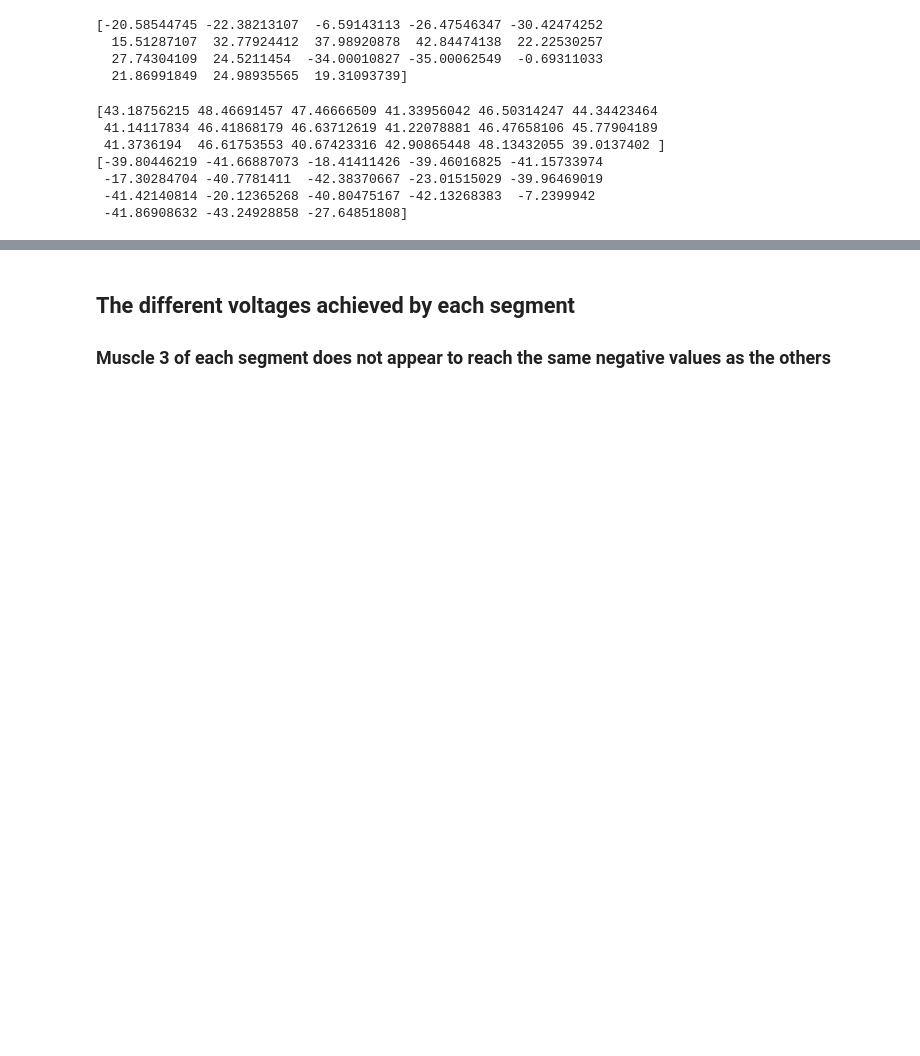
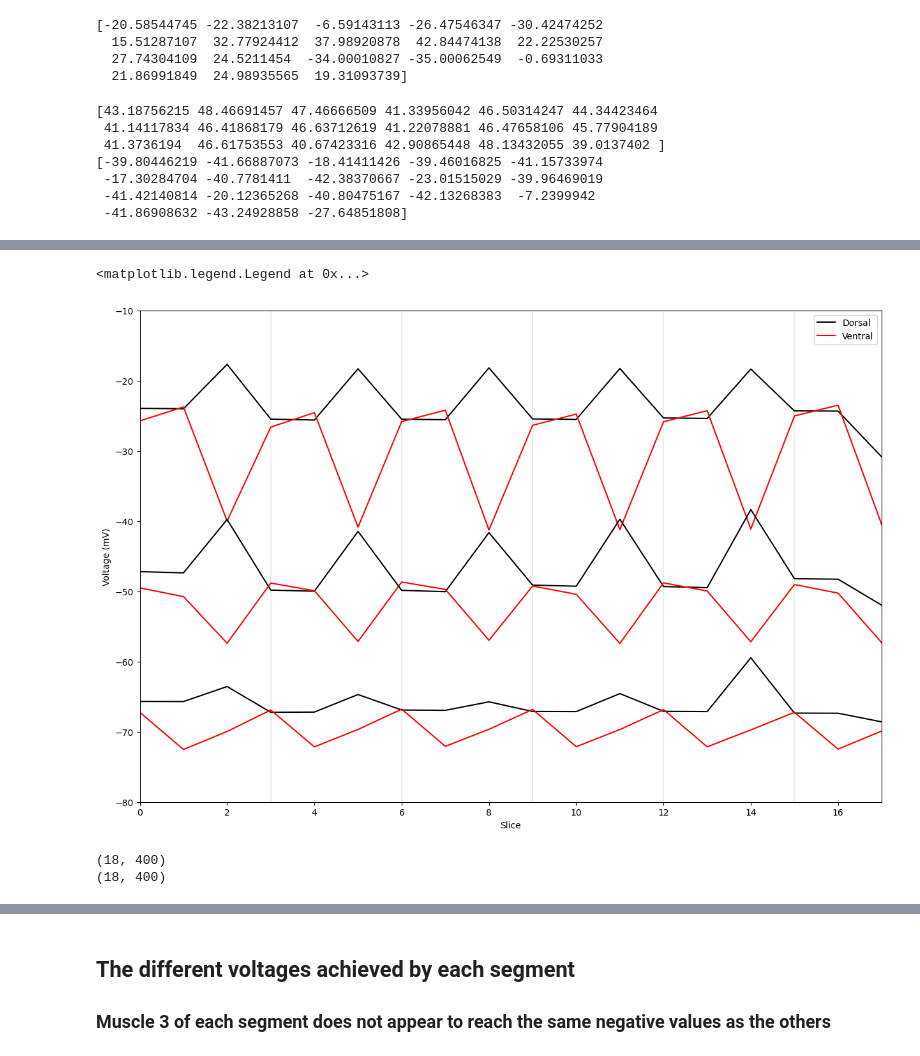
Before and after one commit to agetopher/Celegans_HuberBraun, a Jupyter notebook: test.ipynb, the cells around one changed output, grey strips where cells are left out. Drawn from its saved outputs; the diff is of its cells as text; code cells hidden in the pictures; blank space fills up the shorter version.

Commit message:
tested some possible configurations for the 95 slices

```diff
--- a/test.ipynb
+++ b/test.ipynb
@@ -132,0 +88,25 @@ plt.legend()
+# %%
+dorsal_max = np.max(dorsal_muscle_V[:, 200:], axis=1)
+dorsal_min = np.min(dorsal_muscle_V[:, 200:], axis=1)
+dorsal_avg = np.mean(dorsal_muscle_V[:, 200:], axis=1)
+ventral_max = np.max(ventral_muscle_V[:, 200:], axis=1)
+ventral_min = np.min(ventral_muscle_V[:, 200:], axis=1)
+ventral_avg = np.mean(ventral_muscle_V[:, 200:], axis=1)
+
+
+plt.figure(figsize=(15, 10))
+plt.vlines(range(0, 17, 3), ymin=-100, ymax=0, color="green", alpha=0.1)
+plt.plot(dorsal_max, color="Black", label="Dorsal")
+plt.plot(ventral_max, color="Red", label="Ventral")
+plt.plot(dorsal_min, color="Black")
+plt.plot(ventral_min, color="Red")
+plt.plot(dorsal_avg, color="Black")
+plt.plot(ventral_avg, color="Red")
+plt.xlabel("Slice")
+plt.ylabel("Voltage (mV)")
+plt.xlim(0, 17)
+plt.ylim(-80, -10)
+plt.legend()
+# %% [output]
+<matplotlib.legend.Legend at 0x...>
+[figure, added]
@@ -132,0 +116,13 @@ plt.legend()
+# %%
+dorsal_diff = np.array(dorsal_muscle_V[:, 200] - dorsal_min).reshape(18, 1)
+ventral_diff = np.array(ventral_muscle_V[:, 200] - ventral_min).reshape(18, 1)
+
+for i in range(399):
+    dorsal_diff = np.append(dorsal_diff, np.subtract(dorsal_muscle_V[:, 200+i+1], dorsal_min).reshape(18, 1), axis=1)
+    ventral_diff = np.append(ventral_diff, np.subtract(ventral_muscle_V[:, 200+i+1], ventral_min).reshape(18, 1), axis=1)
+
+print(dorsal_diff.shape)
+print(ventral_diff.shape)
+# %% [output]
+(18, 400)
+(18, 400)
```
Also changed, not shown: parts of 21 cells of this notebook, 10 other files.
